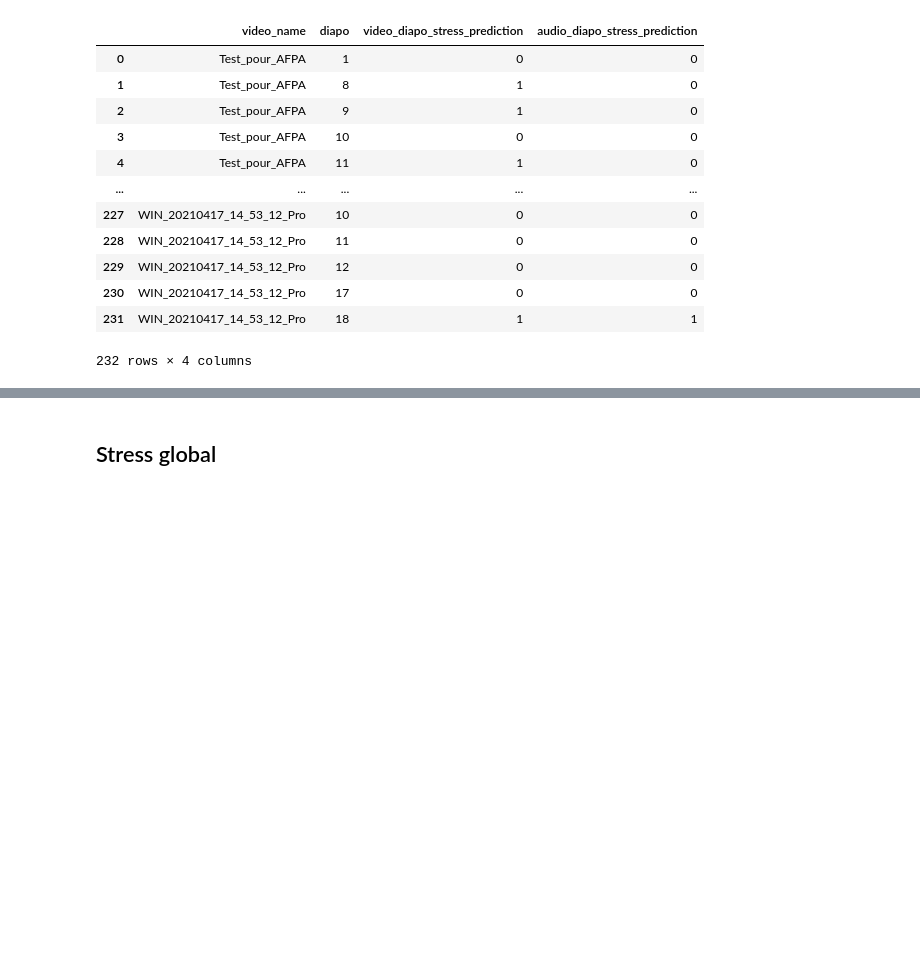
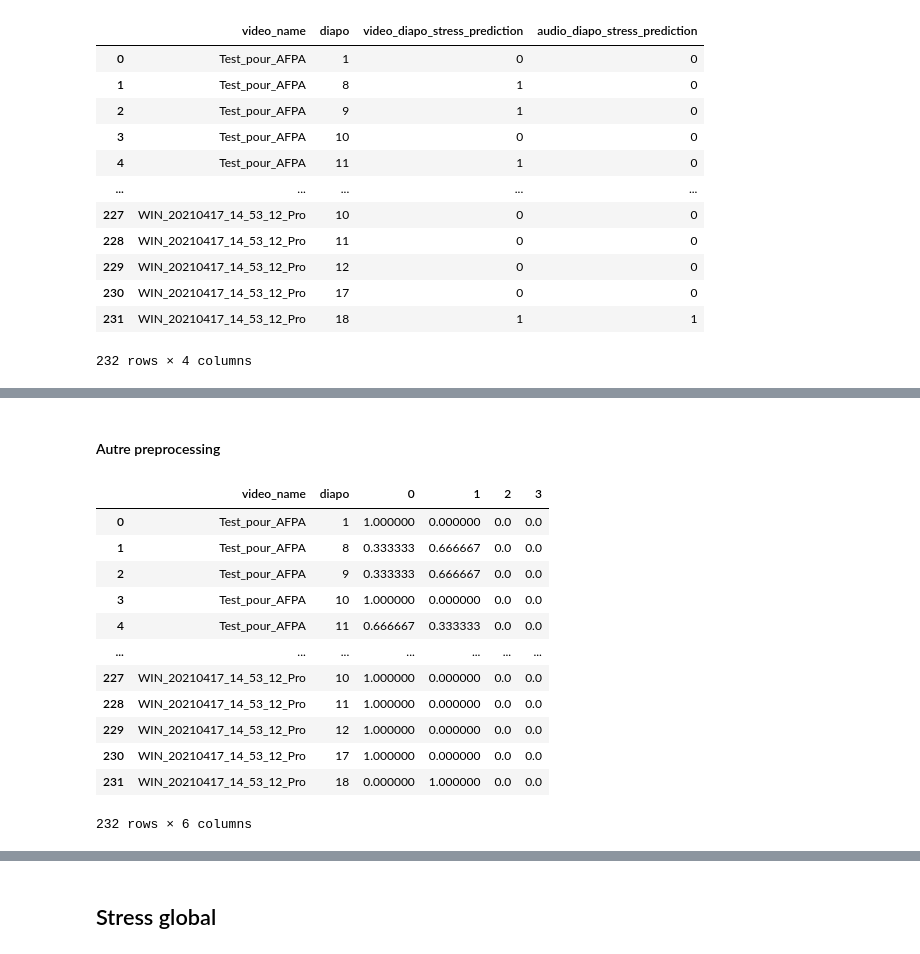
Before and after one commit to Projet-Fil-Rouge-AFPA/filrouge, a Jupyter notebook: Notebook_Laurent_MultiModal_LateFusion.ipynb, the cells around one changed output, grey strips where cells are left out. Drawn from its saved outputs; the diff is of its cells as text; code cells hidden in the pictures; blank space fills up the shorter version.

```diff
--- a/Notebook_Laurent_MultiModal_LateFusion.ipynb
+++ b/Notebook_Laurent_MultiModal_LateFusion.ipynb
@@ -278,0 +313,45 @@ NameError: name 'X' is not defined
+# %% [markdown]
+#### Autre preprocessing
+# %%
+df_best_diapo_prediction = df_video_best_diapo_prediction.merge(df_audio_best_diapo_prediction,
+                                how='inner', on=['video_name','diapo'])
+df_best_diapo_prediction = df_best_diapo_prediction.merge(df_text_best_diapo_prediction,
+                                how='left', on=['video_name','diapo'])
+# %%
+def countStress(row):
+    counter = {'0':0, '1':0, '2':0, '3':0}
+    nb_stress = 0
+    if not pd.isna(row.video_diapo_stress_prediction):
+        counter[str(row.video_diapo_stress_prediction)] += 1
+        nb_stress += 1
+    if not pd.isna(row.audio_diapo_stress_prediction):
+        counter[str(row.audio_diapo_stress_prediction)] += 1
+        nb_stress += 1
+    if not pd.isna(row.text_diapo_stress_prediction):
+        counter[str(int(row.text_diapo_stress_prediction))] += 1
+        nb_stress += 1
+
+    results = [0, 0, 0, 0]
+    for stress, count in counter.items():
+        results[int(stress)] = count/nb_stress
+
+    return results
+
+
+df_best_diapo_prediction[['0','1','2','3']] = df_best_diapo_prediction.apply(lambda row : countStress(row),axis=1, result_type='expand')
+df_best_diapo_prediction = df_best_diapo_prediction.drop(['video_diapo_stress_prediction','audio_diapo_stress_prediction','text_diapo_stress_prediction'],axis=1)
+df_best_diapo_prediction
+# %% [output]
+|  | video_name | diapo | 0 | 1 | 2 | 3 |
+| 0 | Test_pour_AFPA | 1 | 1.000000 | 0.000000 | 0.0 | 0.0 |
+| 1 | Test_pour_AFPA | 8 | 0.333333 | 0.666667 | 0.0 | 0.0 |
+| 2 | Test_pour_AFPA | 9 | 0.333333 | 0.666667 | 0.0 | 0.0 |
+| 3 | Test_pour_AFPA | 10 | 1.000000 | 0.000000 | 0.0 | 0.0 |
+| 4 | Test_pour_AFPA | 11 | 0.666667 | 0.333333 | 0.0 | 0.0 |
+| ... | ... | ... | ... | ... | ... | ... |
+| 227 | WIN_20210417_14_53_12_Pro | 10 | 1.000000 | 0.000000 | 0.0 | 0.0 |
+| 228 | WIN_20210417_14_53_12_Pro | 11 | 1.000000 | 0.000000 | 0.0 | 0.0 |
+| 229 | WIN_20210417_14_53_12_Pro | 12 | 1.000000 | 0.000000 | 0.0 | 0.0 |
+| 230 | WIN_20210417_14_53_12_Pro | 17 | 1.000000 | 0.000000 | 0.0 | 0.0 |
+| 231 | WIN_20210417_14_53_12_Pro | 18 | 0.000000 | 1.000000 | 0.0 | 0.0 |
+232 rows × 6 columns
```
Also changed, not shown: parts of 75 cells of this notebook, 2 other files.
